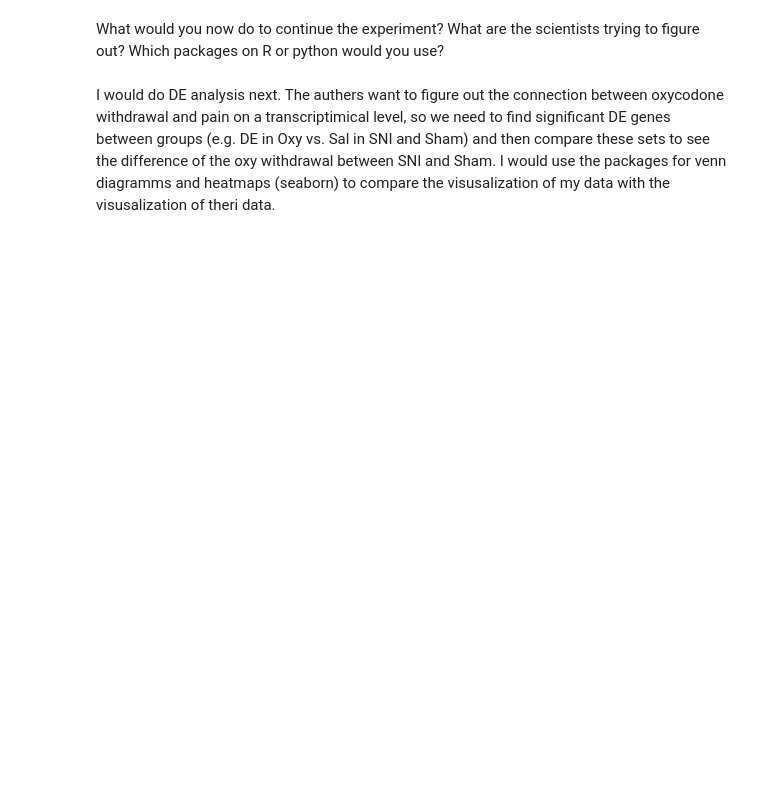
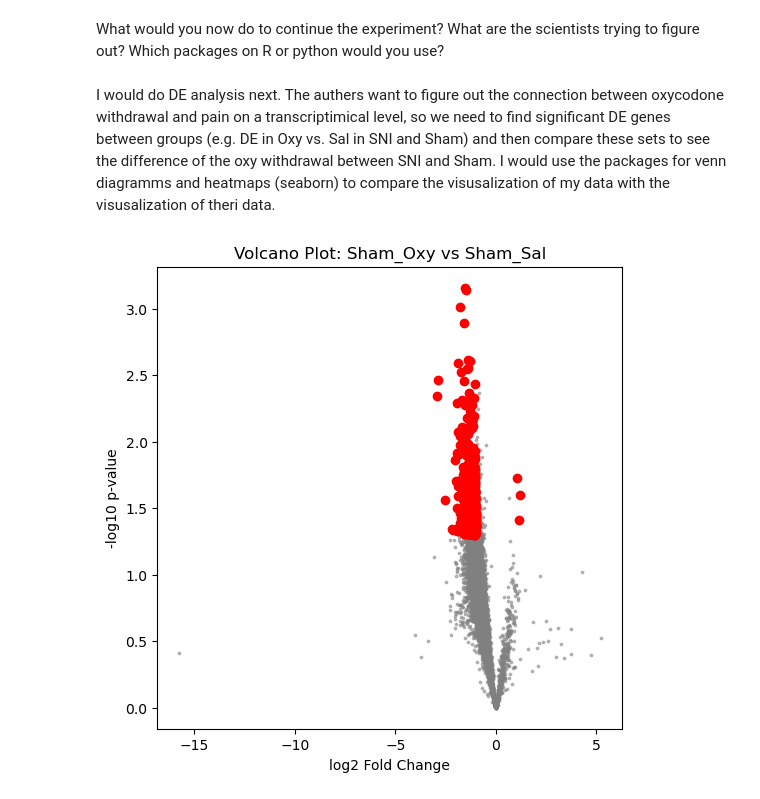
Before and after one commit to xXFloBaerXx/computational-workflows-2025, a Jupyter notebook: notebooks/day_02/day_02_part2.ipynb, the cells around one changed output. Saved outputs shown, nothing was run; the diff lists cells and outputs as text; code cells hidden in the pictures; blank space fills up the shorter version.

```diff
--- a/notebooks/day_02/day_02_part2.ipynb
+++ b/notebooks/day_02/day_02_part2.ipynb
@@ -140,3 +195,63 @@ Would you exclude any samples? If yes, which and why?
 What would you now do to continue the experiment? What are the scientists trying to figure out? Which packages on R or python would you use?
 # %% [markdown]
 I would do DE analysis next. The authers want to figure out the connection between oxycodone withdrawal and pain on a transcriptimical level, so we need to find significant DE genes between groups (e.g. DE in Oxy vs. Sal in SNI and Sham) and then compare these sets to see the difference of the oxy withdrawal between SNI and Sham. I would use the packages for venn diagramms and heatmaps (seaborn) to compare the visusalization of my data with the visusalization of theri data.
+# %%
+from scipy.stats import ttest_ind
+import numpy as np
+import matplotlib.pyplot as plt
+
+expression_numeric = expression_data[expr_cols].astype(float)
+
+groups = {
+    "Sham_Oxy": ["Sham_oxy_1", "Sham_oxy_2", "Sham_oxy_3", "Sham_oxy_4"],
+    "Sham_Sal": ["Sham_Sal_1", "Sham_Sal_2", "Sham_Sal_3", "Sham_Sal_4"],
+    "SNI_Oxy": ["SNI_oxy_1", "SNI_oxy_2", "SNI_oxy_3", "SNI_oxy_4"],
+    "SNI_Sal": ["SNI_Sal_1", "SNI_Sal_2", "SNI_Sal_3", "SNI_Sal_4"],
+}
+
+results = []
+
+def compare_groups(group1, group2):
+
+    samples1 = groups[group1]
+    samples2 = groups[group2]
+
+    for i, row in expression_numeric.iterrows():
+
+        gene_id = expression_data.loc[i, "gene_id"]
+        gene_name = expression_data.loc[i, "gene_name"]
+
+        vals1 = row[samples1].values
+        vals2 = row[samples2].values
+
+        # t-Test
+        stat, pval = ttest_ind(vals1, vals2, equal_var=False)
+
+        # log2 FC
+        mean1 = np.mean(vals1 + 1)
+        mean2 = np.mean(vals2 + 1)
+        log2fc = np.log2(mean1 / mean2)
+
+        results.append({"gene_id": gene_id, "gene_name": gene_name, "group1": group1, "group2": group2, "log2FC": log2fc, "pval": pval})
+
+
+pairs = [("Sham_Oxy", "Sham_Sal"), ("SNI_Oxy", "SNI_Sal"), ("Sham_Oxy", "SNI_Oxy"), ("Sham_Sal", "SNI_Sal")]
+
+for g1, g2 in pairs:
+    compare_groups(g1, g2)
+
+de_results = pd.DataFrame(results)
+
+# Volcano Plot for Sham_Oxy vs Sham_Sal
+subset = de_results[(de_results.group1=="Sham_Oxy") & (de_results.group2=="Sham_Sal")]
+
+plt.figure(figsize=(6,6))
+plt.scatter(subset["log2FC"], -np.log10(subset["pval"]), c='gray', alpha=0.5, s=3)
+sig = subset[(abs(subset["log2FC"])>1) & (subset["pval"]<0.05)]
+plt.scatter(sig["log2FC"], -np.log10(sig["pval"]), c='red', s=3)
+plt.xlabel("log2 Fold Change")
+plt.ylabel("-log10 p-value")
+plt.title("Volcano Plot: Sham_Oxy vs Sham_Sal")
+plt.show()
+# %% [output]
+[figure, added]
```
Also changed, not shown: parts of 8 cells of this notebook.
